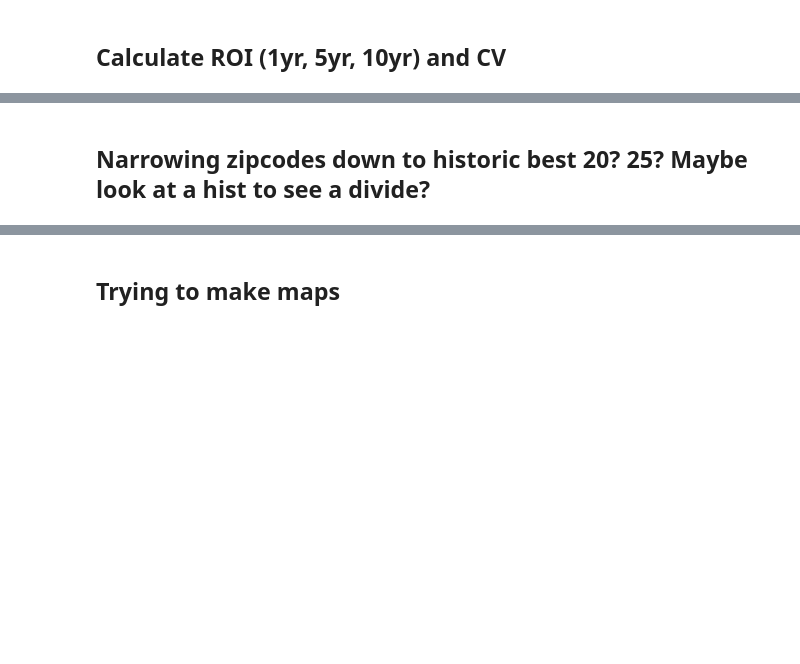
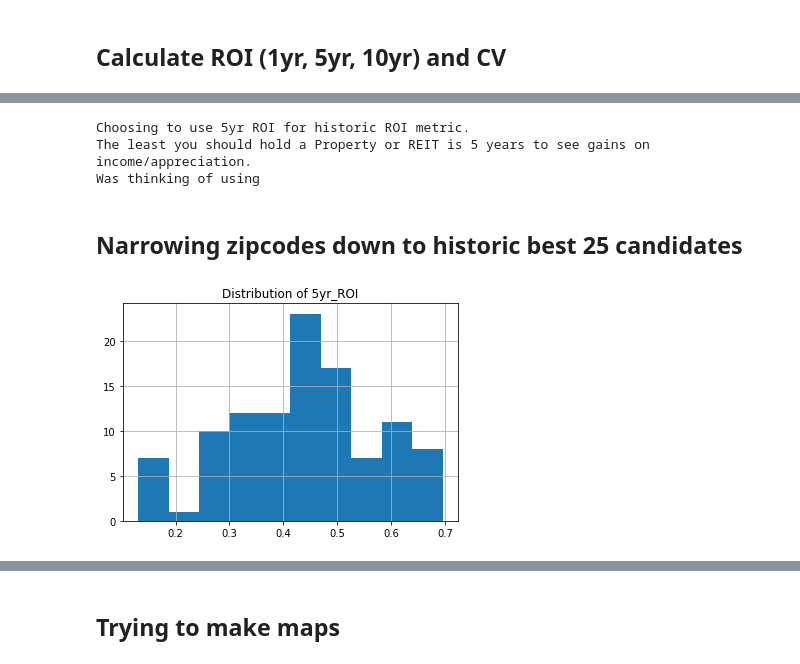
Before and after one commit to stevenkyle2013/ZillowTimeSeries, a Jupyter notebook: Main.ipynb, the cells around one changed output, grey strips where cells are left out. Cells and saved outputs as stored; diff of their text form; code cells hidden in the pictures; blank space fills up the shorter version.

```diff
--- a/Main.ipynb
+++ b/Main.ipynb
@@ -141,5 +245,10 @@ Idaho
 # %%
 print('Choosing to use 5yr ROI for historic ROI metric.')
 print('The least you should hold a Property or REIT is 5 years to see gains on income/appreciation.')
+print('Was thinking of using ')
+# %% [output]
+Choosing to use 5yr ROI for historic ROI metric.
+The least you should hold a Property or REIT is 5 years to see gains on income/appreciation.
+Was thinking of using
 # %% [markdown]
-## Narrowing zipcodes down to historic best 20? 25? Maybe look at a hist to see a divide?
+## Narrowing zipcodes down to historic best 25 candidates
@@ -147,0 +255,6 @@ Idaho['5yr_ROI'].hist()
+# %%
+#Looking at distribution of 5yr_ROI
+Idaho['5yr_ROI'].hist()
+plt.title('Distribution of 5yr_ROI');
+# %% [output]
+[figure, added]
```
Also changed, not shown: parts of 33 cells of this notebook.
